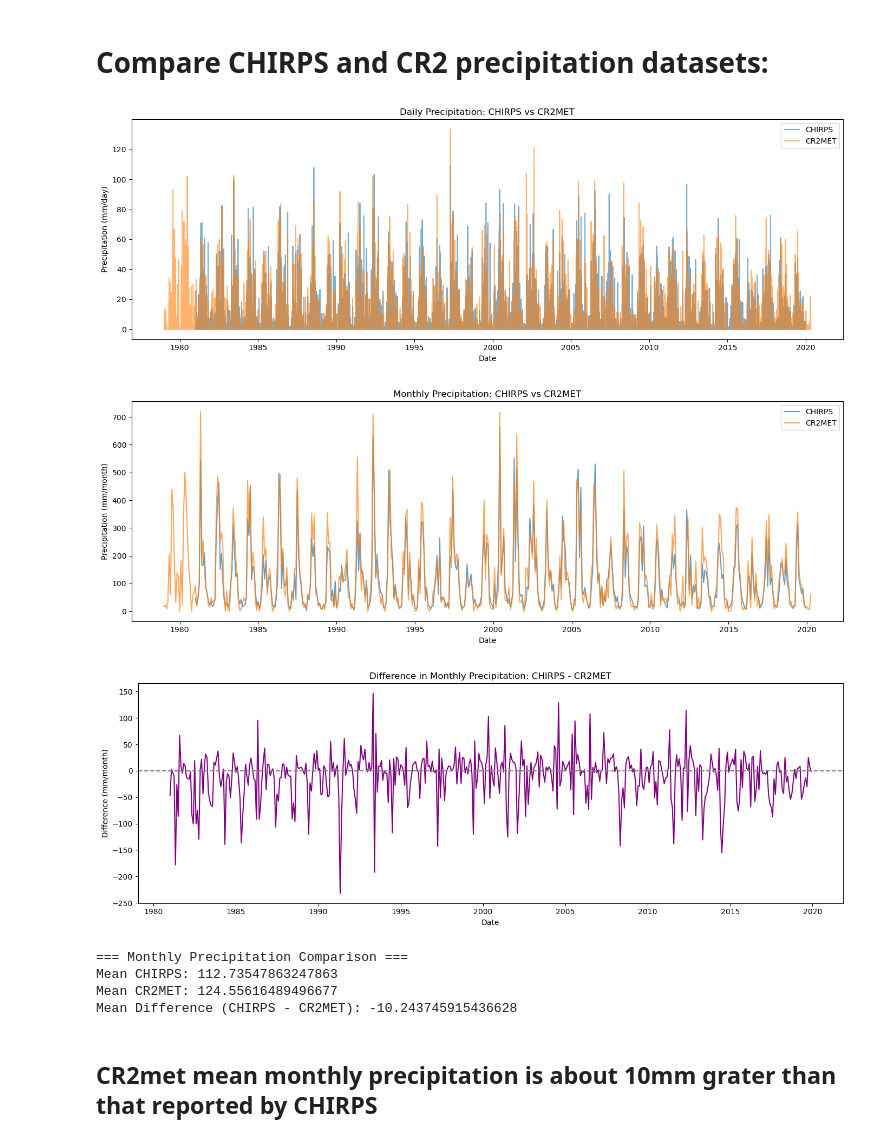
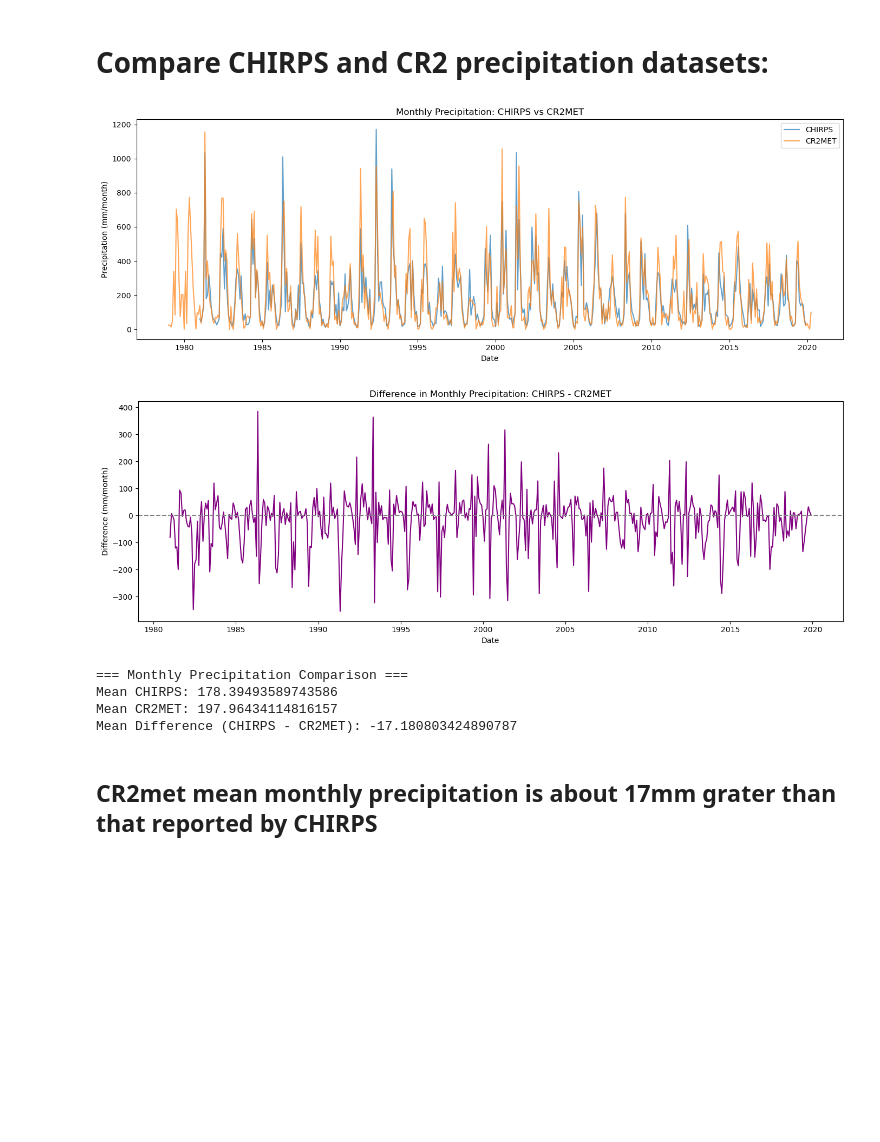
Before and after one commit to millie-spencer/Glacier-DEM-coregistration-and-MB, a Jupyter notebook: 04_basin_hydroclimate_analysis.ipynb, the cells around one changed output. Drawn from its saved outputs; the diff is of its cells as text; code cells hidden in the pictures; blank space fills up the shorter version.

```diff
--- a/04_basin_hydroclimate_analysis.ipynb
+++ b/04_basin_hydroclimate_analysis.ipynb
@@ -39,28 +18,0 @@ plt.show()
-# %%
-# File paths for your CAMELS basin data
-
-#precipitation data
-daily_precip_chirps = '/Users/milliespencer/Downloads/camels_cl_8141001/precip_chirps_day.csv'
-monthly_precip_chirps = '/Users/milliespencer/Downloads/camels_cl_8141001/precip_chirps_mon.csv'
-daily_precip_cr2 = '/Users/milliespencer/Downloads/camels_cl_8141001/precip_cr2met_day.csv'
-monthly_precip_cr2 = '/Users/milliespencer/Downloads/camels_cl_8141001/precip_cr2met_mon.csv'
-
-#temperature data
-tmax_daily = '/Users/milliespencer/Downloads/camels_cl_8141001/tmax_cr2met_day.csv'
-tmax_monthly = '/Users/milliespencer/Downloads/camels_cl_8141001/tmax_cr2met_mon.csv'
-tmin_daily = '/Users/milliespencer/Downloads/camels_cl_8141001/tmin_cr2met_day.csv'
-tmin_monthly = '/Users/milliespencer/Downloads/camels_cl_8141001/tmin_cr2met_mon.csv'
-
-#streamflow data
-streamflow_daily = '/Users/milliespencer/Downloads/camels_cl_8141001/q_m3s_day.csv'
-streamflow_monthly = '/Users/milliespencer/Downloads/camels_cl_8141001/q_m3s_mon.csv'
-
-#water rights
-groundwater_rights = '/Users/milliespencer/Downloads/camels_cl_8141001/cons_gw_wr_year.csv'
-surface_rights = '/Users/milliespencer/Downloads/camels_cl_8141001/cons_sf_wr_year.csv'
-
-# Column name used for the basin values in all CSVs
-basin_col = '8141001'
-
-# Column that contains dates
-date_column = 'date'
@@ -767,63 +863,49 @@ Differences between consecutive periods:
 # Compare CHIRPS and CR2 precipitation datasets:
 # %%
 # === Load data ===
-def load_precip(path, basin_col='8141001', new_colname='precip'):
+def load_precip(path, basin_col='8130002', new_colname='precip'):
     df = pd.read_csv(path, parse_dates=['date'])
     df = df.rename(columns={basin_col: new_colname})
     return df[['date', new_colname]]
 
-df_daily_chirps = load_precip(daily_precip_chirps, new_colname='chirps')
 df_monthly_chirps = load_precip(monthly_precip_chirps, new_colname='chirps')
-df_daily_cr2 = load_precip(daily_precip_cr2, new_colname='cr2')
 df_monthly_cr2 = load_precip(monthly_precip_cr2, new_colname='cr2')
-
-# === Plot Daily Comparison ===
-plt.figure(figsize=(14, 5))
-plt.plot(df_daily_chirps['date'], df_daily_chirps['chirps'], label='CHIRPS', alpha=0.6)
-plt.plot(df_daily_cr2['date'], df_daily_cr2['cr2'], label='CR2MET', alpha=0.6)
-plt.title('Daily Precipitation: CHIRPS vs CR2MET')
-plt.ylabel('Precipitation (mm/day)')
-plt.xlabel('Date')
-plt.legend()
-plt.tight_layout()
-plt.show()
 
 # === Plot Monthly Comparison ===
 plt.figure(figsize=(14, 5))
 plt.plot(df_monthly_chirps['date'], df_monthly_chirps['chirps'], label='CHIRPS', alpha=0.7)
 plt.plot(df_monthly_cr2['date'], df_monthly_cr2['cr2'], label='CR2MET', alpha=0.7)
 plt.title('Monthly Precipitation: CHIRPS vs CR2MET')
 plt.ylabel('Precipitation (mm/month)')
 plt.xlabel('Date')
 plt.legend()
 plt.tight_layout()
 plt.show()
 
 # === Difference Over Time (Monthly) ===
 df_monthly = pd.merge(df_monthly_chirps, df_monthly_cr2, on='date', how='inner')
 df_monthly['difference'] = df_monthly['chirps'] - df_monthly['cr2']
 
 plt.figure(figsize=(14, 5))
 plt.plot(df_monthly['date'], df_monthly['difference'], color='purple')
 plt.axhline(0, color='gray', linestyle='--')
 plt.title('Difference in Monthly Precipitation: CHIRPS - CR2MET')
 plt.ylabel('Difference (mm/month)')
 plt.xlabel('Date')
 plt.tight_layout()
 plt.show()
 
 # === Summary Stats ===
 print("=== Monthly Precipitation Comparison ===")
 print("Mean CHIRPS:", df_monthly['chirps'].mean())
 print("Mean CR2MET:", df_monthly['cr2'].mean())
 print("Mean Difference (CHIRPS - CR2MET):", df_monthly['difference'].mean())
 # %% [output]
-[figure, old version]
+[figure, new version]
-[figure, old version]
+[figure, new version]
-[figure, removed]
 === Monthly Precipitation Comparison ===
-Mean CHIRPS: 112.73547863247863
-Mean CR2MET: 124.55616489496677
-Mean Difference (CHIRPS - CR2MET): -10.243745915436628
+Mean CHIRPS: 178.39493589743586
+Mean CR2MET: 197.96434114816157
+Mean Difference (CHIRPS - CR2MET): -17.180803424890787
 # %% [markdown]
-## CR2met mean monthly precipitation is about 10mm grater than that reported by CHIRPS
+## CR2met mean monthly precipitation is about 17mm grater than that reported by CHIRPS
```
Also changed, not shown: parts of 21 cells of this notebook.
